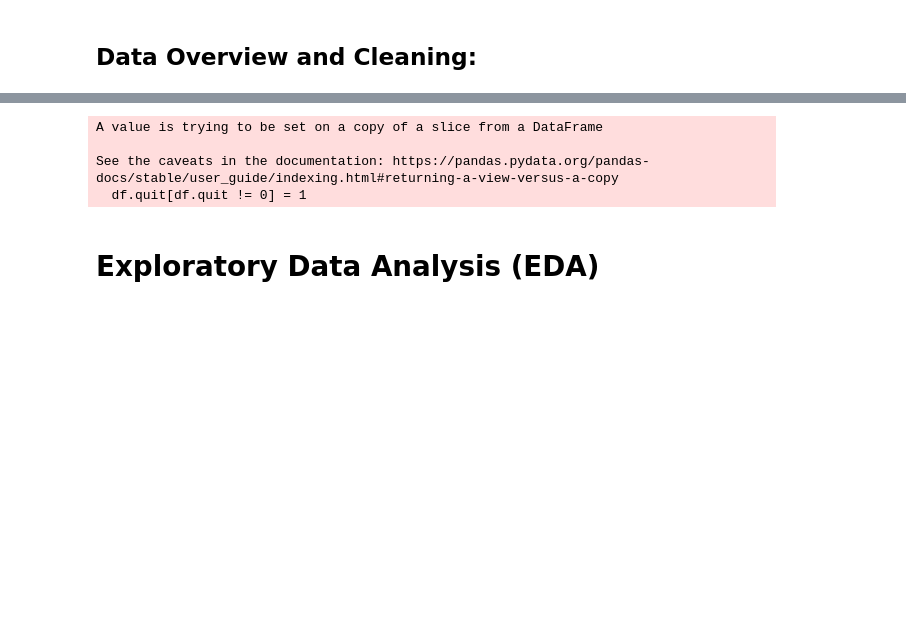
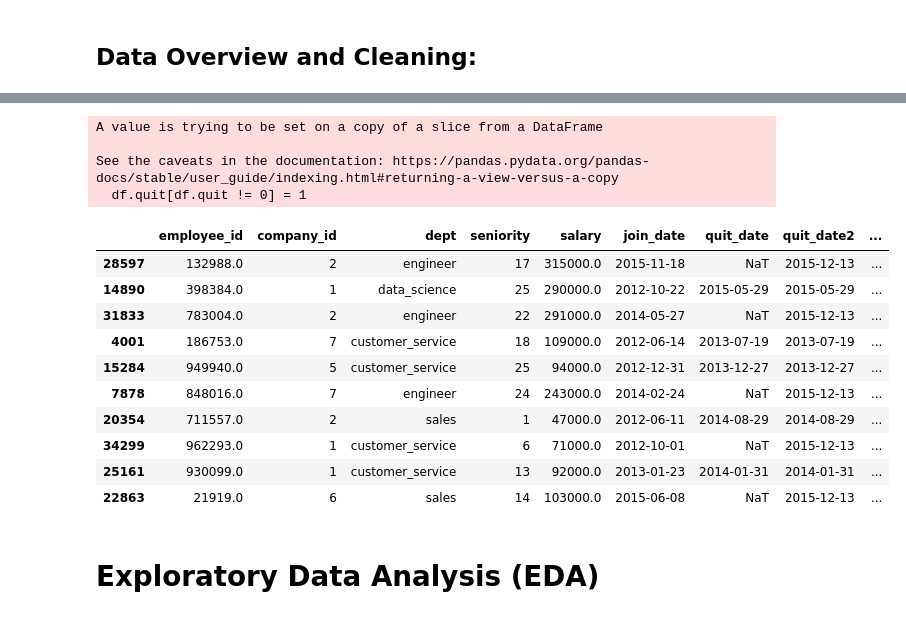
Before and after one commit to mihyechoi/dataScience-projects, a Jupyter notebook: Employee_retention_MihyeChoi.ipynb, the cells around one changed output, grey strips where cells are left out. Drawn from its saved outputs; the diff is of its cells as text; code cells hidden in the pictures; blank space fills up the shorter version.

```diff
--- a/Employee_retention_MihyeChoi.ipynb
+++ b/Employee_retention_MihyeChoi.ipynb
@@ -79,17 +78,29 @@ print(df)
 # %%
-# make a new column for retention, turnover = 1, retention = 0.
-df['quit'] = df['quit_date'].fillna(0)
-df.quit[df.quit != 0] = 1
-df['quit']= df['quit'].astype(int)
+# make new columns, (1) days_at_company for calculating retention days (2) turnover (quit =1).
 df['quit_date2'] = df['quit_date'].fillna('2015-12-13')
 df['quit_date2']=  pd.to_datetime(df.quit_date2)
 df['days_at_company'] = df['quit_date2']-df['join_date']
 df['days_at_company'] = df['days_at_company'].dt.days
+
+df['quit'] = df['quit_date'].fillna(0)
+df.quit[df.quit != 0] = 1
+df.sample(10)
 # %% [output]
 A value is trying to be set on a copy of a slice from a DataFrame
 
 See the caveats in the documentation: https://pandas.pydata.org/pandas-docs/stable/user_guide/indexing.html#returning-a-view-versus-a-copy
   df.quit[df.quit != 0] = 1
+|  | employee_id | company_id | dept | seniority | salary | join_date | quit_date | quit_date2 | ... |
+| 28597 | 132988.0 | 2 | engineer | 17 | 315000.0 | 2015-11-18 | NaT | 2015-12-13 | ... |
+| 14890 | 398384.0 | 1 | data_science | 25 | 290000.0 | 2012-10-22 | 2015-05-29 | 2015-05-29 | ... |
+| 31833 | 783004.0 | 2 | engineer | 22 | 291000.0 | 2014-05-27 | NaT | 2015-12-13 | ... |
+| 4001 | 186753.0 | 7 | customer_service | 18 | 109000.0 | 2012-06-14 | 2013-07-19 | 2013-07-19 | ... |
+| 15284 | 949940.0 | 5 | customer_service | 25 | 94000.0 | 2012-12-31 | 2013-12-27 | 2013-12-27 | ... |
+| 7878 | 848016.0 | 7 | engineer | 24 | 243000.0 | 2014-02-24 | NaT | 2015-12-13 | ... |
+| 20354 | 711557.0 | 2 | sales | 1 | 47000.0 | 2012-06-11 | 2014-08-29 | 2014-08-29 | ... |
+| 34299 | 962293.0 | 1 | customer_service | 6 | 71000.0 | 2012-10-01 | NaT | 2015-12-13 | ... |
+| 25161 | 930099.0 | 1 | customer_service | 13 | 92000.0 | 2013-01-23 | 2014-01-31 | 2014-01-31 | ... |
+| 22863 | 21919.0 | 6 | sales | 14 | 103000.0 | 2015-06-08 | NaT | 2015-12-13 | ... |
 # %% [markdown]
 # Exploratory Data Analysis (EDA)
 # %%
```
Also changed, not shown: parts of 4 cells of this notebook.
